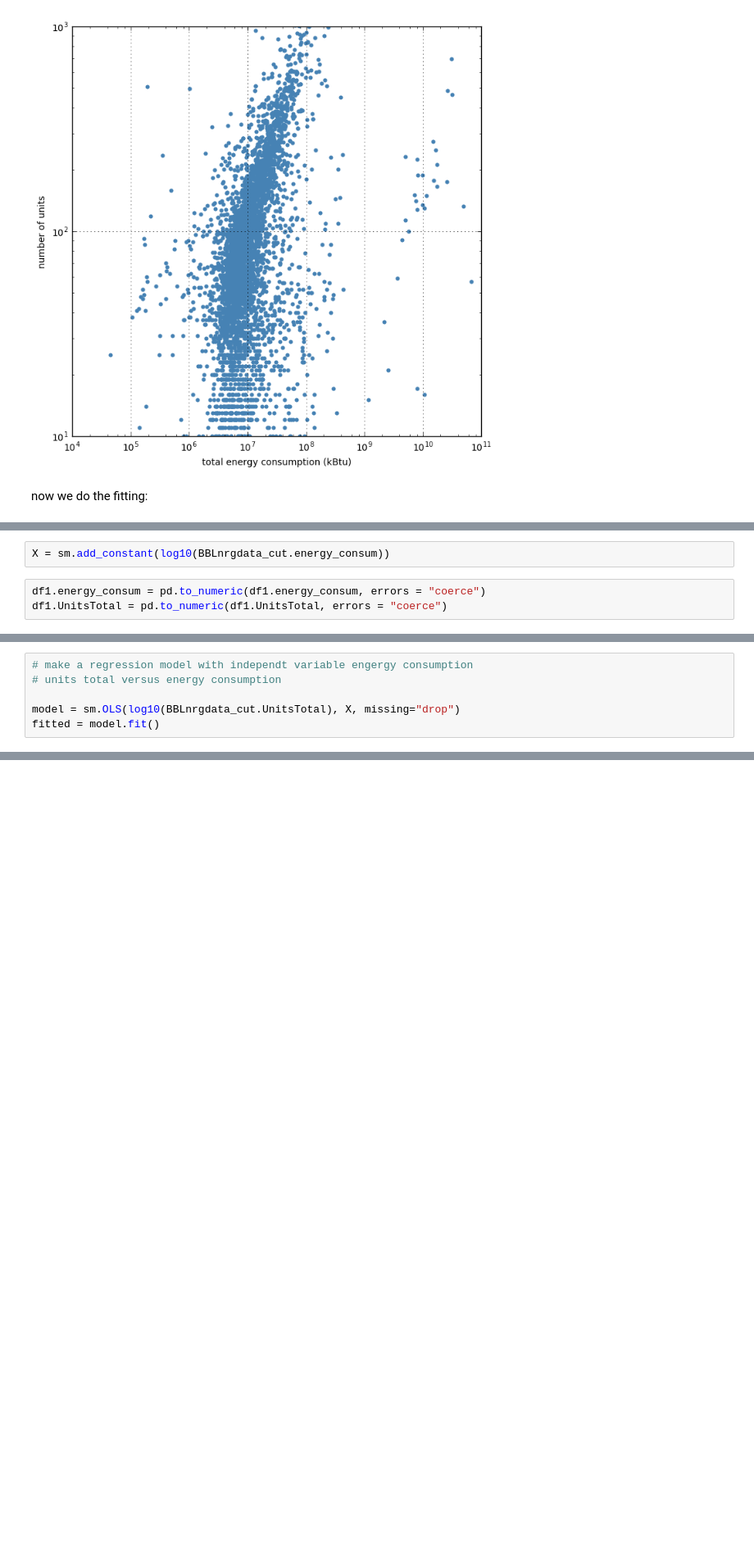
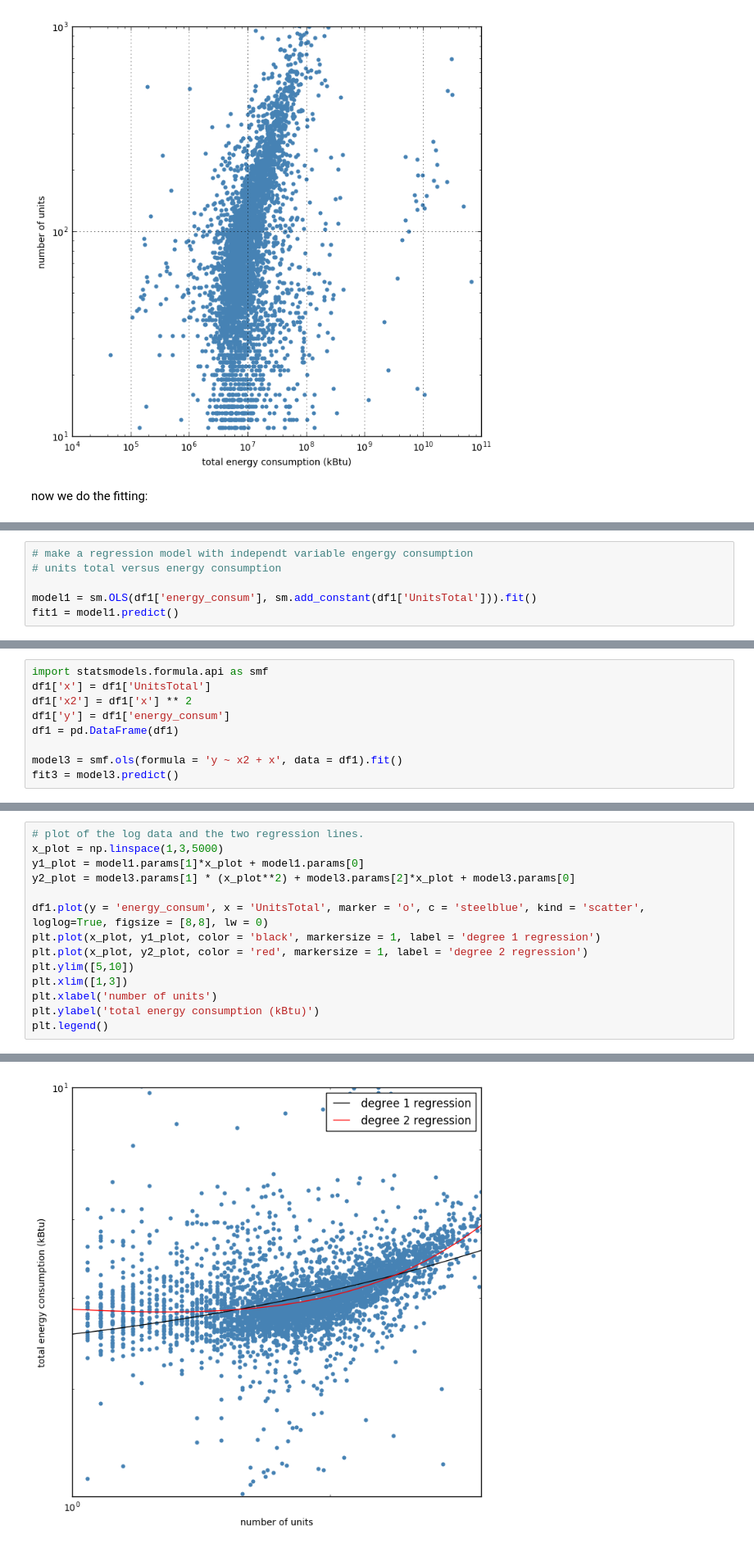
Before and after one commit to clairehxq/PUI2016_xh895, a Jupyter notebook: HW6_xh895/HW6_xh895_assignment1.ipynb, the cells around one changed output, grey strips where cells are left out. Shown at 82% size. Saved outputs shown, nothing was run; the diff lists cells and outputs as text; blank space fills up the shorter version.

```diff
--- a/HW6_xh895/HW6_xh895_assignment1.ipynb
+++ b/HW6_xh895/HW6_xh895_assignment1.ipynb
@@ -210,5 +208,0 @@ df1
-# %%
-X = sm.add_constant(log10(BBLnrgdata_cut.energy_consum))
-# %%
-df1.energy_consum = pd.to_numeric(df1.energy_consum, errors = "coerce")
-df1.UnitsTotal = pd.to_numeric(df1.UnitsTotal, errors = "coerce")
@@ -221,5 +210,5 @@ df1['energy_consum'].shape
 # make a regression model with independt variable engergy consumption
 # units total versus energy consumption
 
-model = sm.OLS(log10(BBLnrgdata_cut.UnitsTotal), X, missing="drop")
-fitted = model.fit()
+model1 = sm.OLS(df1['energy_consum'], sm.add_constant(df1['UnitsTotal'])).fit()
+fit1 = model1.predict()
@@ -246,0 +236,9 @@ chisq_value1 = sum()
+# %%
+import statsmodels.formula.api as smf
+df1['x'] = df1['UnitsTotal']
+df1['x2'] = df1['x'] ** 2
+df1['y'] = df1['energy_consum']
+df1 = pd.DataFrame(df1)
+
+model3 = smf.ols(formula = 'y ~ x2 + x', data = df1).fit()
+fit3 = model3.predict()
@@ -246,0 +294,15 @@ chisq_value1 = sum()
+# %%
+# plot of the log data and the two regression lines.
+x_plot = np.linspace(1,3,5000)
+y1_plot = model1.params[1]*x_plot + model1.params[0]
+y2_plot = model3.params[1] * (x_plot**2) + model3.params[2]*x_plot + model3.params[0]
+
+df1.plot(y = 'energy_consum', x = 'UnitsTotal', marker = 'o', c = 'steelblue', kind = 'scatter', loglog=True, figsize = [8,8], lw = 0)
+plt.plot(x_plot, y1_plot, color = 'black', markersize = 1, label = 'degree 1 regression')
+plt.plot(x_plot, y2_plot, color = 'red', markersize = 1, label = 'degree 2 regression')
+plt.ylim([5,10])
+plt.xlim([1,3])
+plt.xlabel('number of units')
+plt.ylabel('total energy consumption (kBtu)')
+plt.legend()
+# %% [output]
@@ -246,0 +310 @@ chisq_value1 = sum()
+[figure, added]
```
Also changed, not shown: parts of 31 cells of this notebook.
